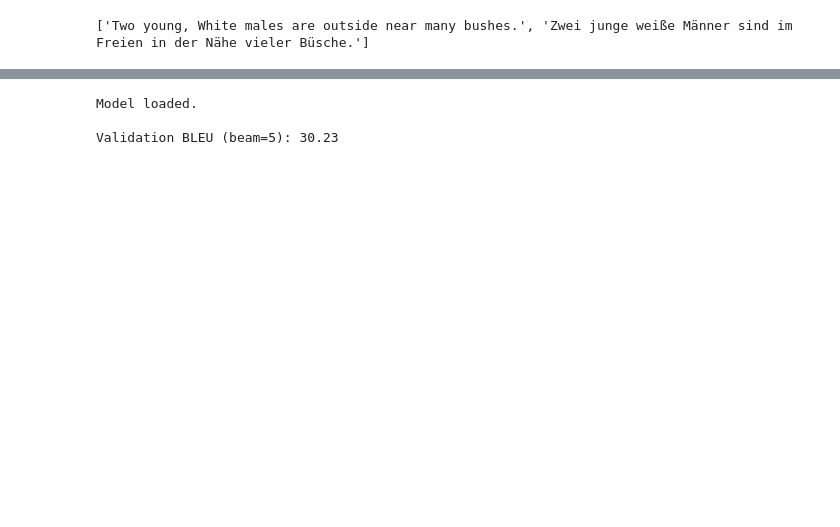
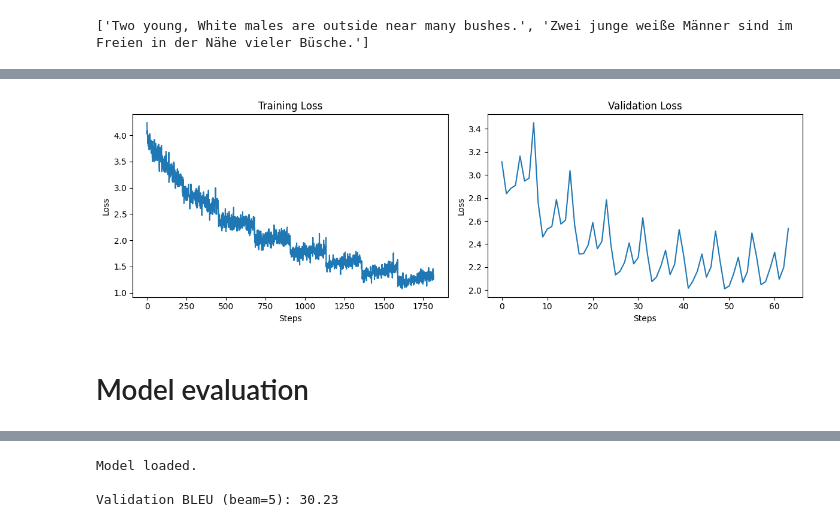
Before and after one commit to AdambHatim/Transformers, a Jupyter notebook: Transformers.ipynb, the cells around one changed output, grey strips where cells are left out. Saved outputs shown, nothing was run; the diff lists cells and outputs as text; code cells hidden in the pictures; blank space fills up the shorter version.

```diff
--- a/Transformers.ipynb
+++ b/Transformers.ipynb
@@ -238,0 +271,35 @@ KeyboardInterrupt:
+# %%
+save_path = "transformer_checkpoint.pth"
+checkpoint = torch.load(save_path, map_location=DEVICE)
+
+model.load_state_dict(checkpoint["model_state_dict"])
+optimizer.load_state_dict(checkpoint["optimizer_state_dict"])
+train_losses = checkpoint["train_losses"]
+val_losses = checkpoint["val_losses"]
+start_epoch = checkpoint["epoch"] + 1
+# %%
+import matplotlib.pyplot as plt
+
+
+train_steps = range(len(train_losses))
+val_steps = range(len(val_losses))
+
+fig, axes = plt.subplots(1, 2, figsize=(12, 4))
+
+axes[0].plot(train_steps, train_losses)
+axes[0].set_title("Training Loss")
+axes[0].set_xlabel("Steps")
+axes[0].set_ylabel("Loss")
+
+
+axes[1].plot(val_steps, val_losses)
+axes[1].set_title("Validation Loss")
+axes[1].set_xlabel("Steps")
+axes[1].set_ylabel("Loss")
+
+plt.tight_layout()
+plt.show()
+# %% [output]
+[figure, added]
+# %% [markdown]
+# Model evaluation
```
Also changed, not shown: parts of 18 cells of this notebook, 2 other files.
